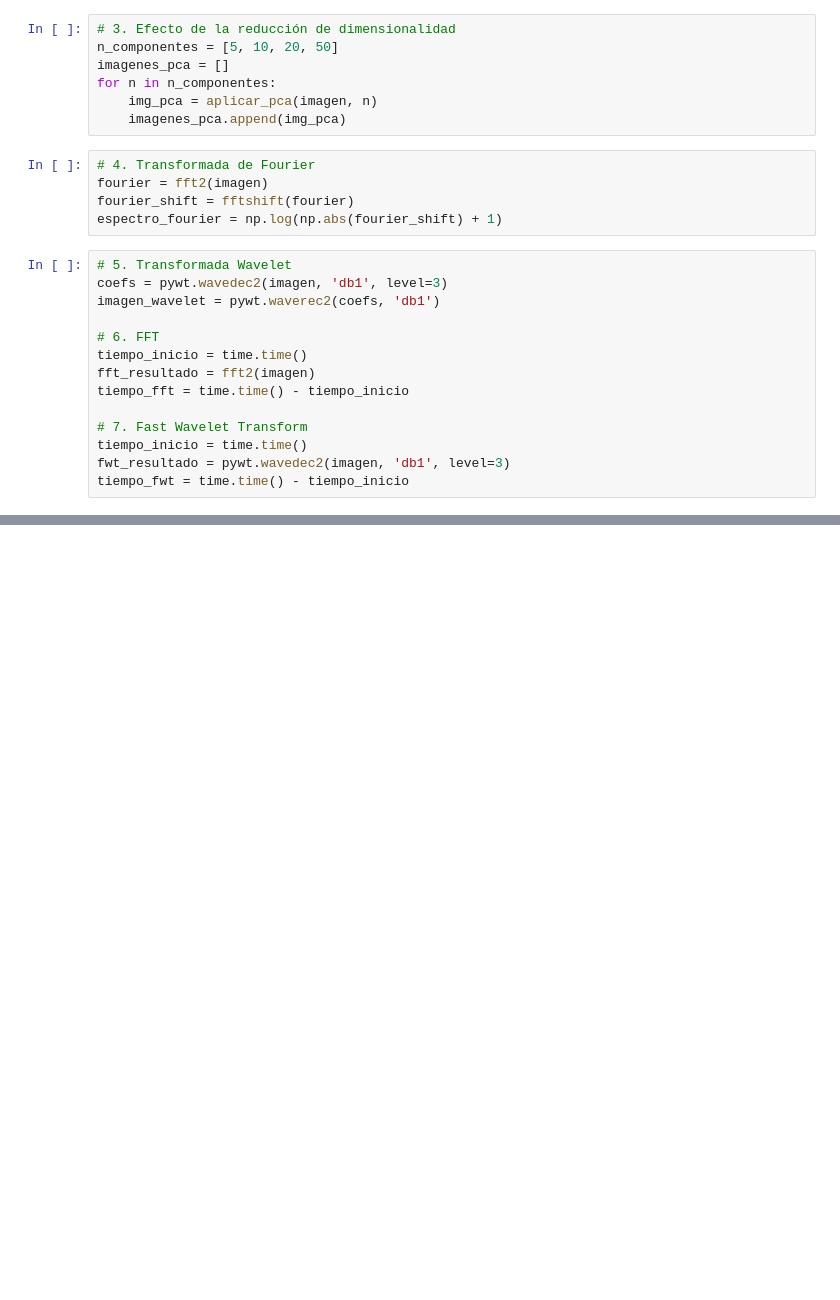
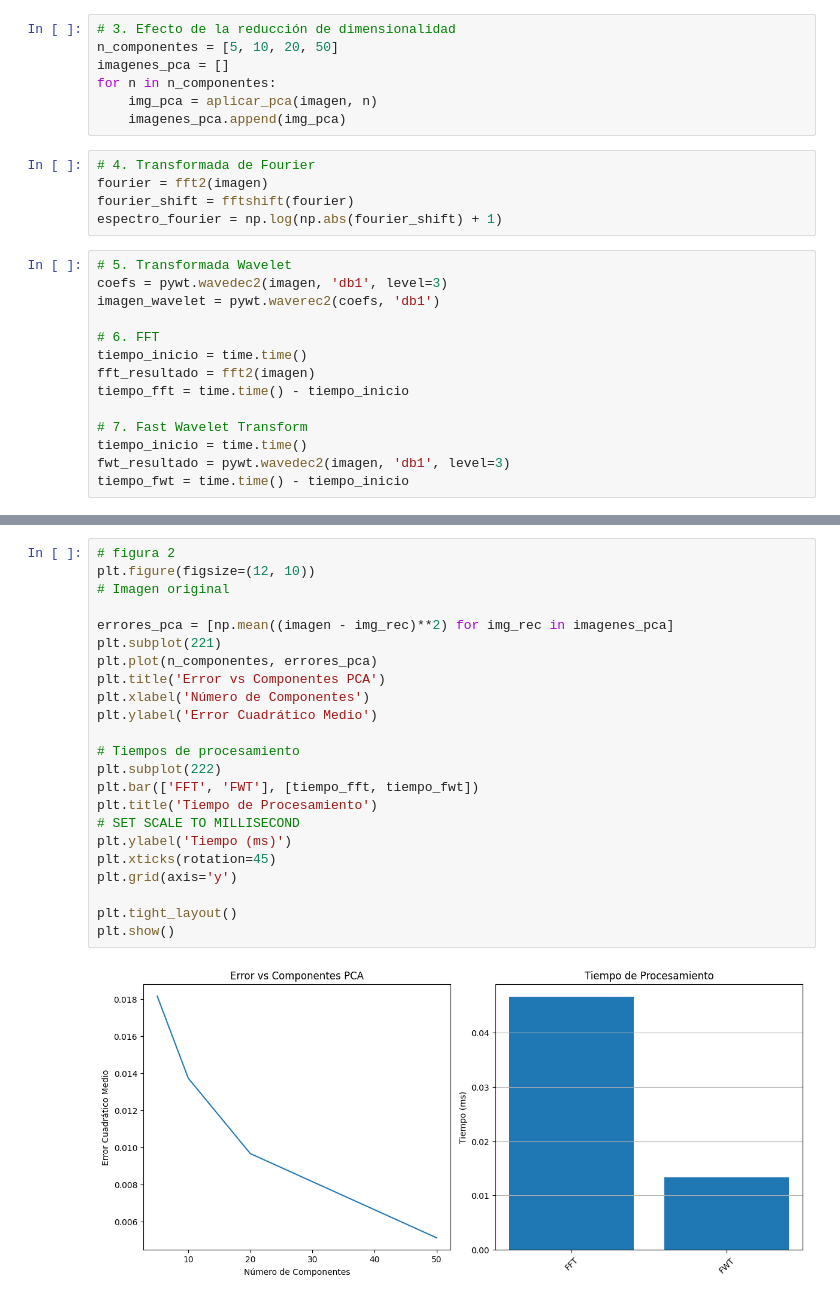
Before and after one commit to JsebastianUVPRQ/classical_trajectory, a Jupyter notebook: talleres_metodos_machine_learning/6_wavelet_fourier_ffb/ffb_wavelet_fourier.ipynb, the cells around one changed output, grey strips where cells are left out. Saved outputs shown, nothing was run; the diff lists cells and outputs as text; blank space fills up the shorter version.

```diff
--- a/talleres_metodos_machine_learning/6_wavelet_fourier_ffb/ffb_wavelet_fourier.ipynb
+++ b/talleres_metodos_machine_learning/6_wavelet_fourier_ffb/ffb_wavelet_fourier.ipynb
@@ -103,0 +94,25 @@ plt.show()
+# %%
+# figura 2
+plt.figure(figsize=(12, 10))
+# Imagen original
+
+errores_pca = [np.mean((imagen - img_rec)**2) for img_rec in imagenes_pca]
+plt.subplot(221)
+plt.plot(n_componentes, errores_pca)
+plt.title('Error vs Componentes PCA')
+plt.xlabel('Número de Componentes')
+plt.ylabel('Error Cuadrático Medio')
+
+# Tiempos de procesamiento
+plt.subplot(222)
+plt.bar(['FFT', 'FWT'], [tiempo_fft, tiempo_fwt])
+plt.title('Tiempo de Procesamiento')
+# SET SCALE TO MILLISECOND
+plt.ylabel('Tiempo (ms)')
+plt.xticks(rotation=45)
+plt.grid(axis='y')
+
+plt.tight_layout()
+plt.show()
+# %% [output]
+[figure, added]
```
Also changed, not shown: parts of 1 cell of this notebook.
